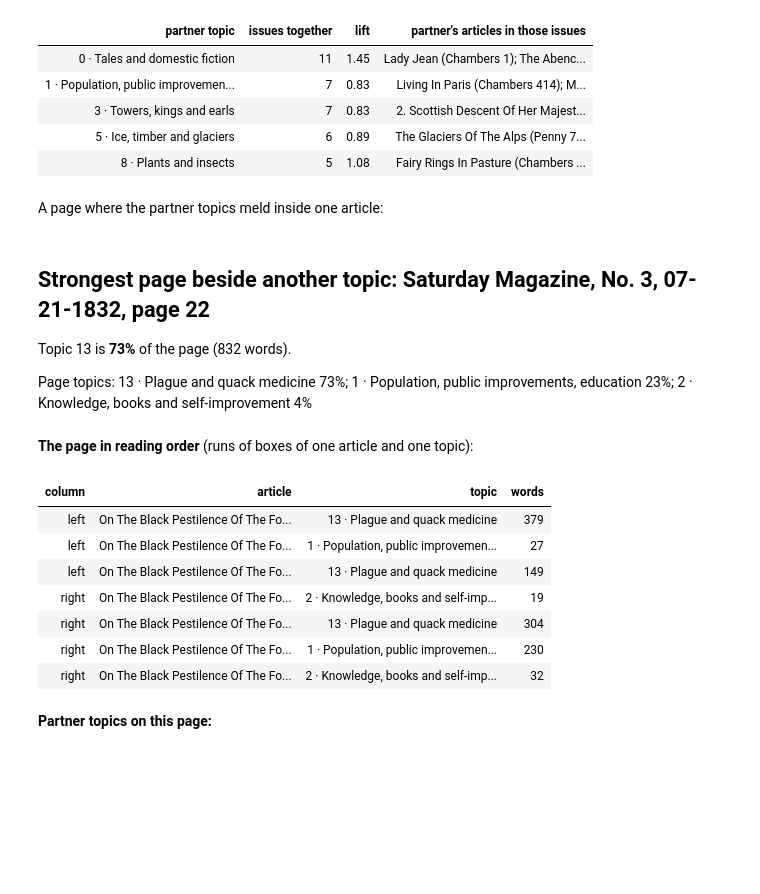
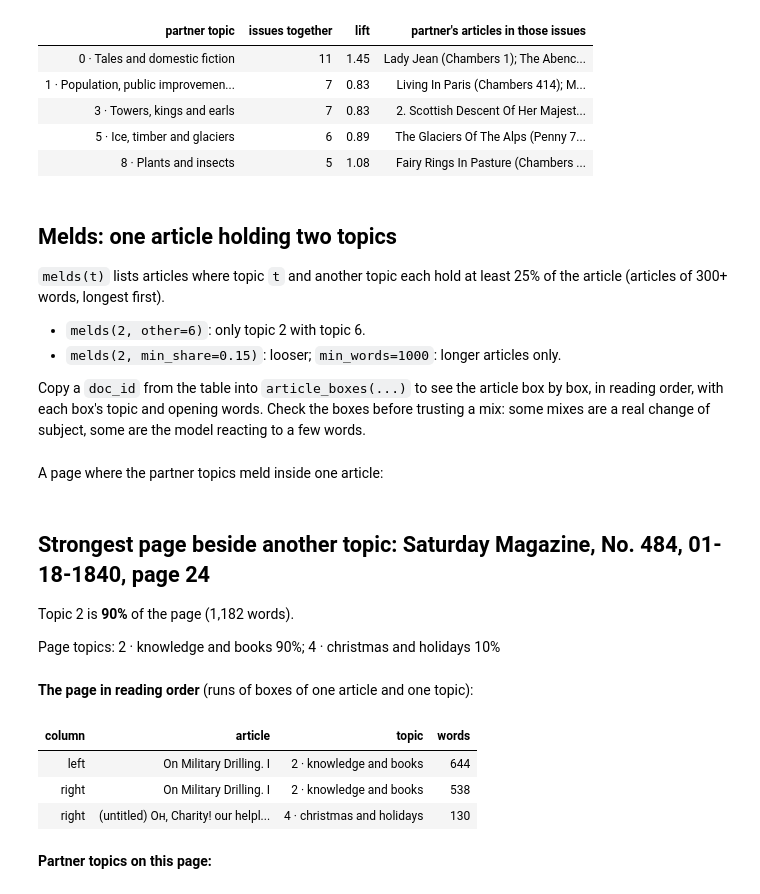
Before and after one commit to owenmonroe/dissertation_layout_pilot, a Jupyter notebook: evaluation/topic_modelling/topic_explorer.ipynb, the cells around one changed output. Saved outputs shown, nothing was run; the diff lists cells and outputs as text; code cells hidden in the pictures; blank space fills up the shorter version.

Commit message:
topic labels, and explorer edits

```diff
--- a/evaluation/topic_modelling/topic_explorer.ipynb
+++ b/evaluation/topic_modelling/topic_explorer.ipynb
@@ -247,3 +262,11 @@ Topic 2 is present (at least 10% of the words) in **19** of 45 issues. Issues to
 | 3 · Towers, kings and earls | 7 | 0.83 | 2. Scottish Descent Of Her Majest... |
 | 5 · Ice, timber and glaciers | 6 | 0.89 | The Glaciers Of The Alps (Penny 7... |
 | 8 · Plants and insects | 5 | 1.08 | Fairy Rings In Pasture (Chambers ... |
+# %% [markdown]
+## Melds: one article holding two topics
+
+`melds(t)` lists articles where topic `t` and another topic each hold at least 25% of the article (articles of 300+ words, longest first).
+- `melds(2, other=6)`: only topic 2 with topic 6.
+- `melds(2, min_share=0.15)`: looser; `min_words=1000`: longer articles only.
+
+Copy a `doc_id` from the table into `article_boxes(...)` to see the article box by box, in reading order, with each box's topic and opening words. Check the boxes before trusting a mix: some mixes are a real change of subject, some are the model reacting to a few words.
@@ -250,20 +277,16 @@ Topic 2 is present (at least 10% of the words) in **19** of 45 issues. Issues to
 # %% [markdown]
 A page where the partner topics meld inside one article:
 # %%
-strongest_page(13, need="topic")
+strongest_page(2, need="topic")
 # %% [output]
-## Strongest page beside another topic: Saturday Magazine, No. 3, 07-21-1832, page 22
+## Strongest page beside another topic: Saturday Magazine, No. 484, 01-18-1840, page 24
 
-Topic 13 is **73%** of the page (832 words).
+Topic 2 is **90%** of the page (1,182 words).
 
-Page topics: 13 · Plague and quack medicine 73%; 1 · Population, public improvements, education 23%; 2 · Knowledge, books and self-improvement 4%
+Page topics: 2 · knowledge and books 90%; 4 · christmas and holidays 10%
 **The page in reading order** (runs of boxes of one article and one topic):
 | column | article | topic | words |
-| left | On The Black Pestilence Of The Fo... | 13 · Plague and quack medicine | 379 |
-| left | On The Black Pestilence Of The Fo... | 1 · Population, public improvemen... | 27 |
-| left | On The Black Pestilence Of The Fo... | 13 · Plague and quack medicine | 149 |
-| right | On The Black Pestilence Of The Fo... | 2 · Knowledge, books and self-imp... | 19 |
-| right | On The Black Pestilence Of The Fo... | 13 · Plague and quack medicine | 304 |
-| right | On The Black Pestilence Of The Fo... | 1 · Population, public improvemen... | 230 |
-| right | On The Black Pestilence Of The Fo... | 2 · Knowledge, books and self-imp... | 32 |
+| left | On Military Drilling. I | 2 · knowledge and books | 644 |
+| right | On Military Drilling. I | 2 · knowledge and books | 538 |
+| right | (untitled) Он, Charity! our helpl... | 4 · christmas and holidays | 130 |
 **Partner topics on this page:**
```
Also changed, not shown: parts of 8 cells of this notebook, 3 other files.
